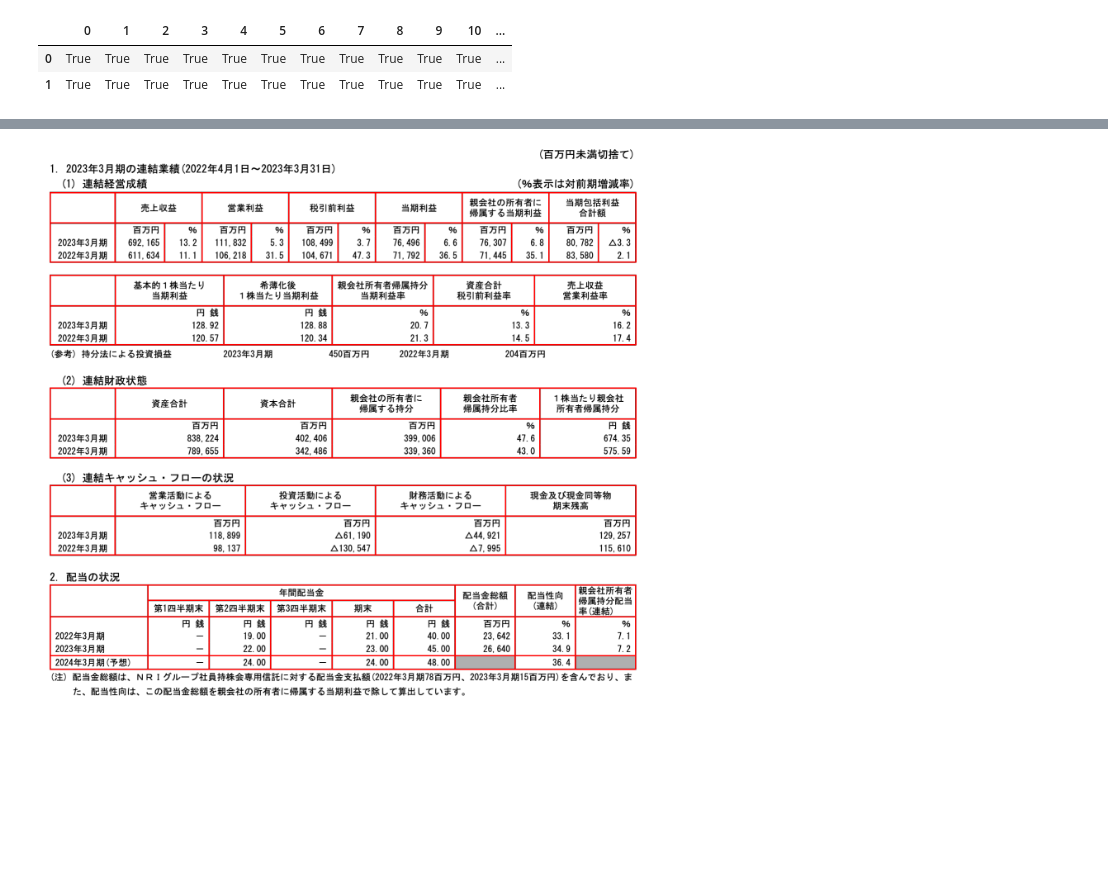
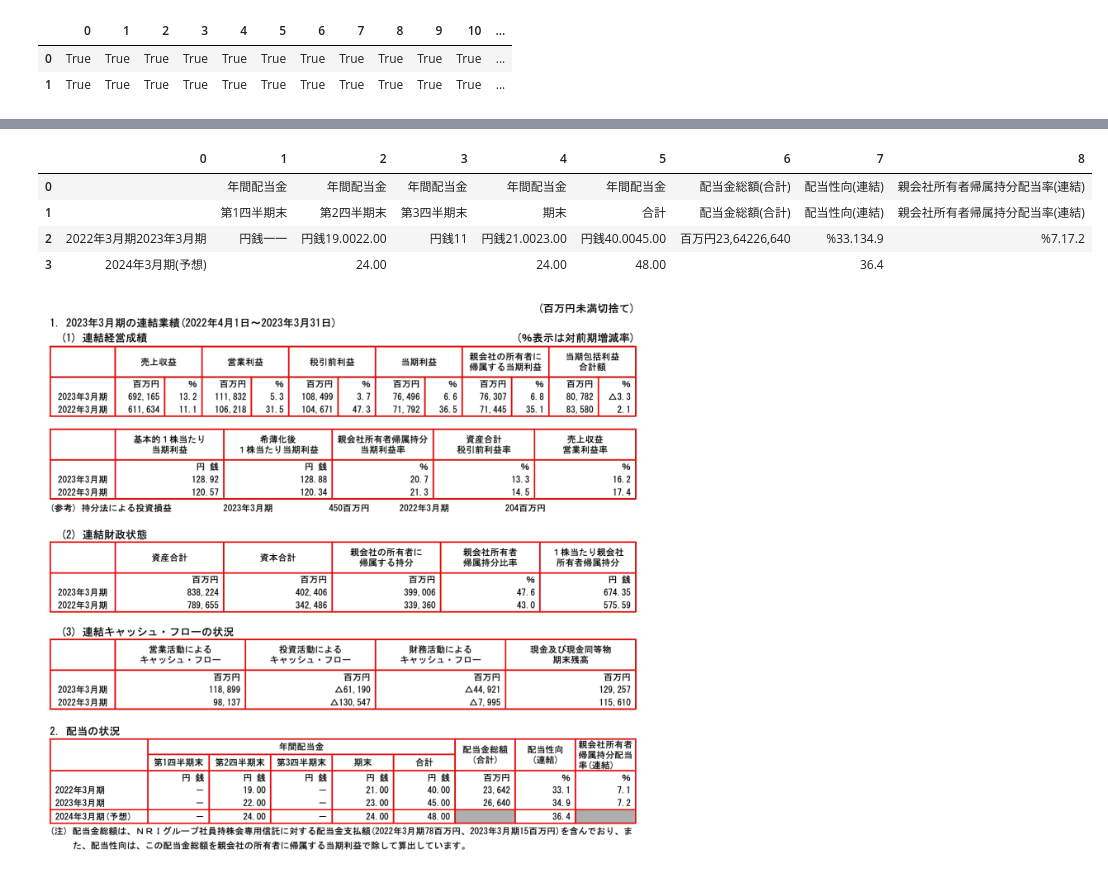
Before and after one commit to satoki252595/ocr-nri-No2, a Jupyter notebook: work/AzureOCR.ipynb, the cells around one changed output, grey strips where cells are left out. Cells and saved outputs as stored; diff of their text form; code cells hidden in the pictures; blank space fills up the shorter version.

```diff
--- a/work/AzureOCR.ipynb
+++ b/work/AzureOCR.ipynb
@@ -134,0 +185,8 @@ df_diff
+# %%
+t_mae_cleansing[4][1]
+# %% [output]
+|  | 0 | 1 | 2 | 3 | 4 | 5 | 6 | 7 | 8 |
+| 0 |  | 年間配当金 | 年間配当金 | 年間配当金 | 年間配当金 | 年間配当金 | 配当金総額(合計) | 配当性向(連結) | 親会社所有者帰属持分配当率(連結) |
+| 1 |  | 第1四半期末 | 第2四半期末 | 第3四半期末 | 期末 | 合計 | 配当金総額(合計) | 配当性向(連結) | 親会社所有者帰属持分配当率(連結) |
+| 2 | 2022年3月期2023年3月期 | 円銭一一 | 円銭19.0022.00 | 円銭11 | 円銭21.0023.00 | 円銭40.0045.00 | 百万円23,64226,640 | %33.134.9 | %7.17.2 |
+| 3 | 2024年3月期(予想) |  | 24.00 |  | 24.00 | 48.00 |  | 36.4 |  |
```
Also changed, not shown: parts of 3 cells of this notebook, 4 other files.
